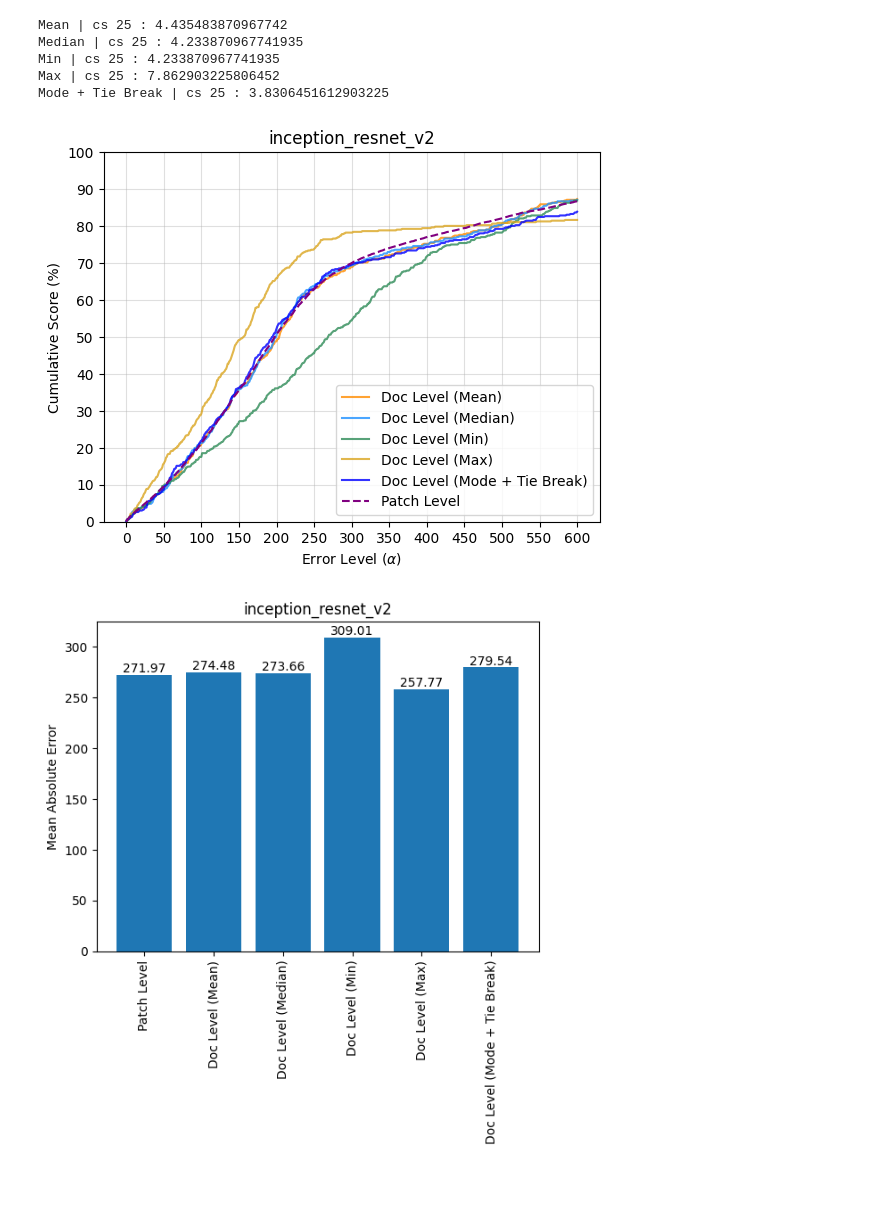
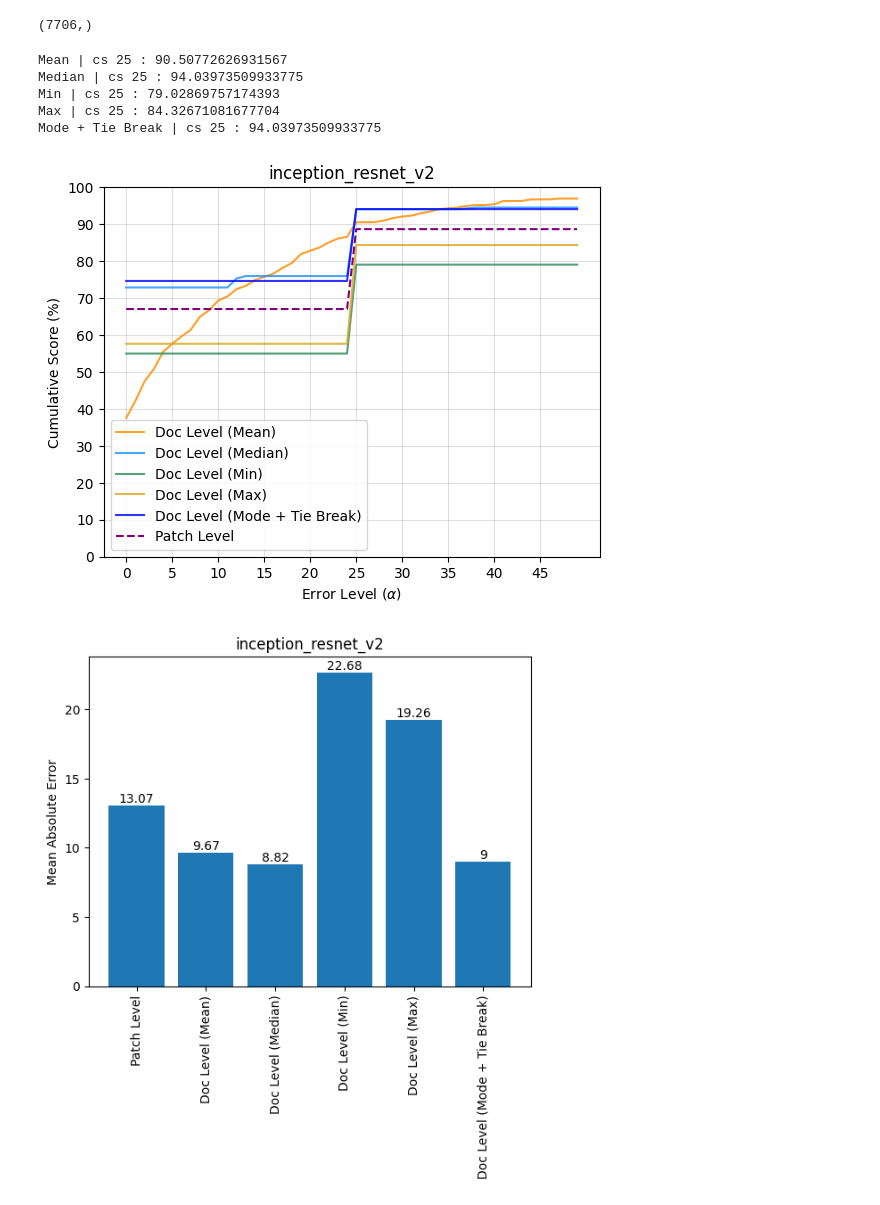
Before and after one commit to NikolaiHerrmann/deep-dating, a Jupyter notebook: src/preds.ipynb, the cells around one changed output. Cells and saved outputs as stored; diff of their text form; code cells hidden in the pictures.

```diff
--- a/src/preds.ipynb
+++ b/src/preds.ipynb
@@ -8,9 +8,13 @@ from deep_dating.metrics import DatingMetrics
 from deep_dating.util import save_figure
 import matplotlib.pyplot as plt
 # %%
-run_path =  "runs/Feb9-14-19-52/" #"runs/Jan8-19-25-16/" #"runs/Jan6-22-21-16/" #"runs/Dec21-16-31-47"
-model_name = "model_epoch_3"
+run_path =  "runs/Feb2-13-25-11/" #"runs/Jan8-19-25-16/" #"runs/Jan6-22-21-16/" #"runs/Dec21-16-31-47"
+model_name = "model_epoch_4"
 all_labels_, all_outputs_, all_paths_ = DatingPredictor().load(os.path.join(run_path, model_name + "_pred.pkl"))
+# %%
+all_outputs_.shape
+# %% [output]
+(7706,)
 # %%
 with open(os.path.join(run_path, "settings.json"), "r") as f:
     settings = json.load(f)
@@ -18,19 +22,19 @@ with open(os.path.join(run_path, "settings.json"), "r") as f:
 preds = {}
 
 for i, img_name in enumerate(all_paths_):
-    img_name = Preprocessor.get_base_img_name(img_name)
+    img_name = PreprocessRunner.get_base_img_name(img_name)
     if not img_name in preds:
-        preds[img_name] = [all_labels_[i, :], [all_outputs_[i, :]]]
+        preds[img_name] = [all_labels_[i], [all_outputs_[i]]]
     else:
-        preds[img_name][1].append(all_outputs_[i, :])
+        preds[img_name][1].append(all_outputs_[i])
 # %%
 labels = []
 img_preds = []
 for val in preds.values():
-    labels.append(val[0].tolist()[0])
-    img_preds.append(np.array(val[1]).squeeze())
+    labels.append(val[0])
+    img_preds.append(np.array(val[1]))
 # %%
-alphas = np.arange(0, 601)
+alphas = np.arange(0, 50)
 metrics = DatingMetrics(alphas=alphas)
 
 def mode(arr):
@@ -63,41 +67,41 @@ for func_name, color, func in agg_funcs:
     cs = metric_vals[2:]
     print(func_name, "| cs", alphas[25], ":", cs[25])
     ax_cs.plot(alphas, cs, label=label, color=color, alpha=0.8)
 
 metric_vals = metrics.calc(all_labels_, all_outputs_)
 mae, mse = tuple(metric_vals[:2])
 cs = metric_vals[2:]
 
 ax_cs.plot(alphas, cs, label="Patch Level", linestyle="--", color="purple")
 ax_cs.set_xlabel(r"Error Level ($\alpha$)")
 ax_cs.set_ylabel("Cumulative Score (%)")
 ax_cs.set_ylim(0, 100)
 ax_cs.set_yticks(np.arange(0, 110, 10))
-ax_cs.set_xticks(np.arange(0, 650, 50))
+ax_cs.set_xticks(np.arange(0, 50, 5))
 #ax_cs.axvline(x=25, color="red", alpha=0.7)
 ax_cs.legend()
 ax_cs.grid(alpha=0.4)
 ax_cs.set_title(settings["model_name"])
 save_figure(model_name + "_cs", fig=fig_cs, fig_dir=run_path)
 
 ax_mae.bar(["Patch Level"] + names, np.round([mae] + maes, 2))
 for bars in ax_mae.containers:
     ax_mae.bar_label(bars)
 
 for tick in ax_mae.get_xticklabels():
     tick.set_rotation(90)
 
 ax_mae.set_ylabel("Mean Absolute Error")
 ax_mae.set_title(settings["model_name"])
 save_figure(model_name + "_mae", fig=fig_mae, show=True, fig_dir=run_path)
 # %% [output]
-Mean | cs 25 : 4.435483870967742
-Median | cs 25 : 4.233870967741935
-Min | cs 25 : 4.233870967741935
-Max | cs 25 : 7.862903225806452
-Mode + Tie Break | cs 25 : 3.8306451612903225
+Mean | cs 25 : 90.50772626931567
+Median | cs 25 : 94.03973509933775
+Min | cs 25 : 79.02869757174393
+Max | cs 25 : 84.32671081677704
+Mode + Tie Break | cs 25 : 94.03973509933775
-[figure, old version]
+[figure, new version]
-[figure, old version]
+[figure, new version]
 # %%
 stds = []
 for img_vals in img_preds:
```
Also changed, not shown: parts of 3 cells of this notebook, 5 other files.
